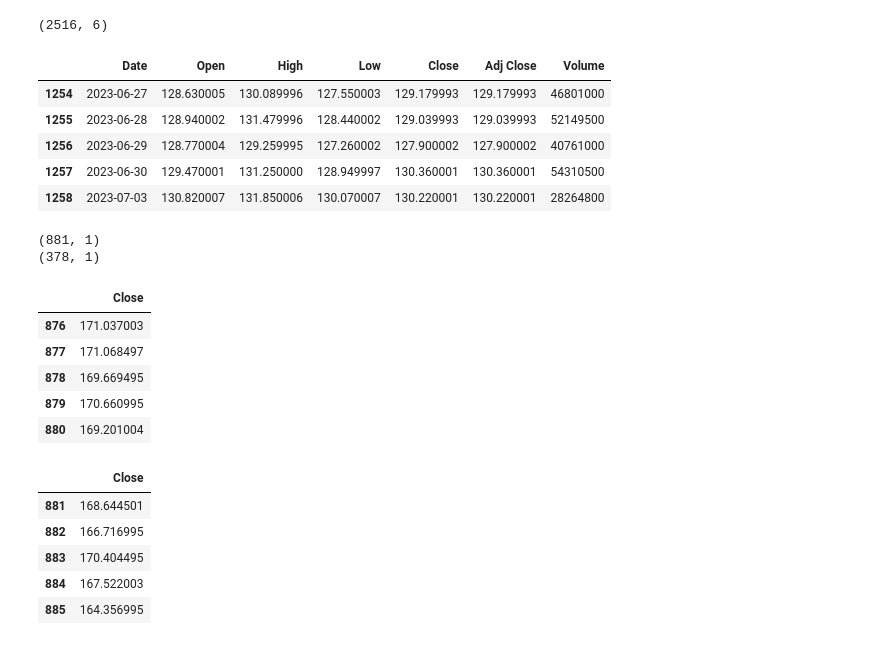
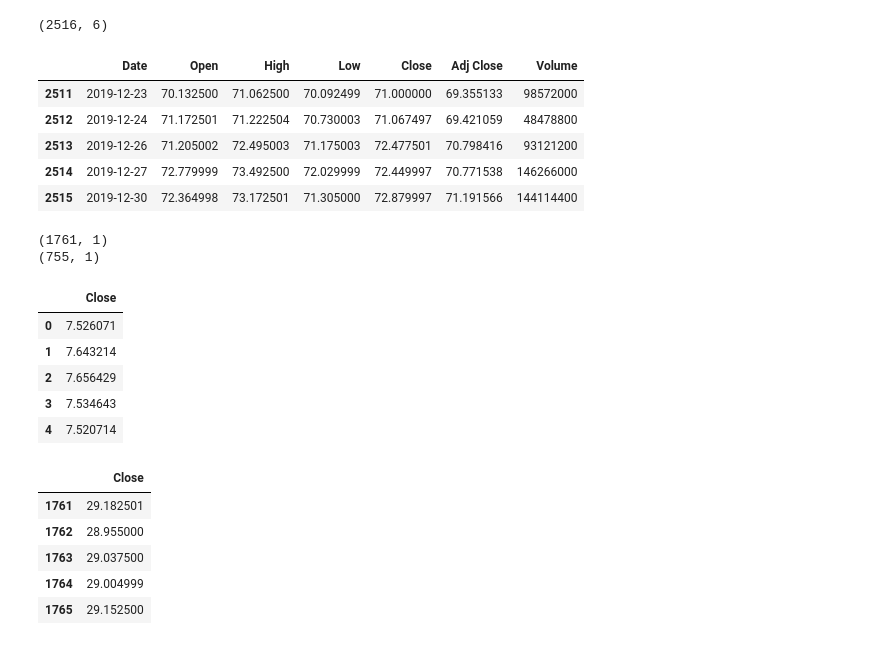
Before and after one commit to NjokiOlima/s.pred_project, a Jupyter notebook: main.ipynb, the cells around one changed output. Saved outputs shown, nothing was run; the diff lists cells and outputs as text; code cells hidden in the pictures.

```diff
--- a/main.ipynb
+++ b/main.ipynb
@@ -8,10 +6,7 @@ from datetime import date
 # %%
-start = "2018-07-01"
-# end = "2019-12-31"
-end = date.today().strftime("%Y-%m-%d")
-print(end)
-print(date.today())
+start = "2010-01-01"
+end = "2019-12-31"
 
-df = yf.download("AMZN", start, end)
+df = yf.download("AAPL", start, end)
 df.tail()
 # %% [output]
@@ -83,11 +76,11 @@ df = df.reset_index()
 df.tail()
 # %% [output]
 |  | Date | Open | High | Low | Close | Adj Close | Volume |
-| 1254 | 2023-06-27 | 128.630005 | 130.089996 | 127.550003 | 129.179993 | 129.179993 | 46801000 |
-| 1255 | 2023-06-28 | 128.940002 | 131.479996 | 128.440002 | 129.039993 | 129.039993 | 52149500 |
-| 1256 | 2023-06-29 | 128.770004 | 129.259995 | 127.260002 | 127.900002 | 127.900002 | 40761000 |
-| 1257 | 2023-06-30 | 129.470001 | 131.250000 | 128.949997 | 130.360001 | 130.360001 | 54310500 |
-| 1258 | 2023-07-03 | 130.820007 | 131.850006 | 130.070007 | 130.220001 | 130.220001 | 28264800 |
+| 2511 | 2019-12-23 | 70.132500 | 71.062500 | 70.092499 | 71.000000 | 69.355133 | 98572000 |
+| 2512 | 2019-12-24 | 71.172501 | 71.222504 | 70.730003 | 71.067497 | 69.421059 | 48478800 |
+| 2513 | 2019-12-26 | 71.205002 | 72.495003 | 71.175003 | 72.477501 | 70.798416 | 93121200 |
+| 2514 | 2019-12-27 | 72.779999 | 73.492500 | 72.029999 | 72.449997 | 70.771538 | 146266000 |
+| 2515 | 2019-12-30 | 72.364998 | 73.172501 | 71.305000 | 72.879997 | 71.191566 | 144114400 |
 # %%
 # 70% training data and 30% testing data
 data_train = pd.DataFrame(df["Close"][0 : int(len(df) * 0.70)])
@@ -96,27 +89,26 @@ data_test = pd.DataFrame(df["Close"][int(len(df) * 0.70) : int(len(df))])
 print(data_train.shape)
 print(data_test.shape)
 # %% [output]
-(881, 1)
-(378, 1)
+(1761, 1)
+(755, 1)
 # %%
 data_train.head()
-data_train.tail()
 # %% [output]
 |  | Close |
-| 876 | 171.037003 |
-| 877 | 171.068497 |
-| 878 | 169.669495 |
-| 879 | 170.660995 |
-| 880 | 169.201004 |
+| 0 | 7.526071 |
+| 1 | 7.643214 |
+| 2 | 7.656429 |
+| 3 | 7.534643 |
+| 4 | 7.520714 |
 # %%
 data_test.head()
 # %% [output]
 |  | Close |
-| 881 | 168.644501 |
-| 882 | 166.716995 |
-| 883 | 170.404495 |
-| 884 | 167.522003 |
-| 885 | 164.356995 |
+| 1761 | 29.182501 |
+| 1762 | 28.955000 |
+| 1763 | 29.037500 |
+| 1764 | 29.004999 |
+| 1765 | 29.152500 |
 # %%
 from sklearn.preprocessing import MinMaxScaler
 # %%
```
Also changed, not shown: parts of 5 cells of this notebook, 14 other files.
